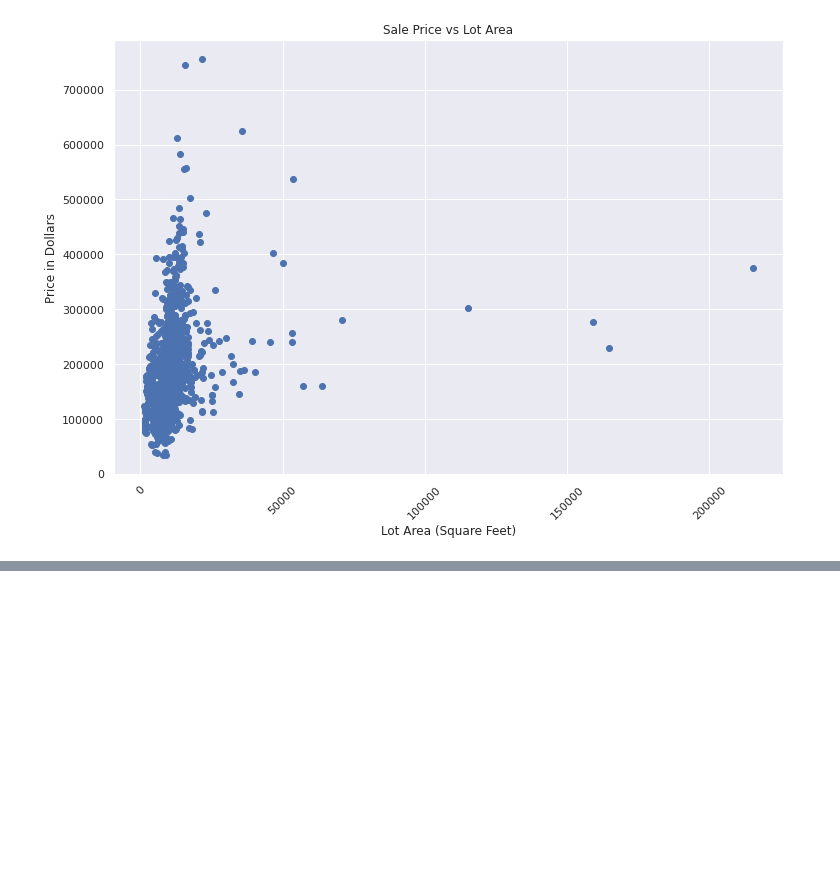
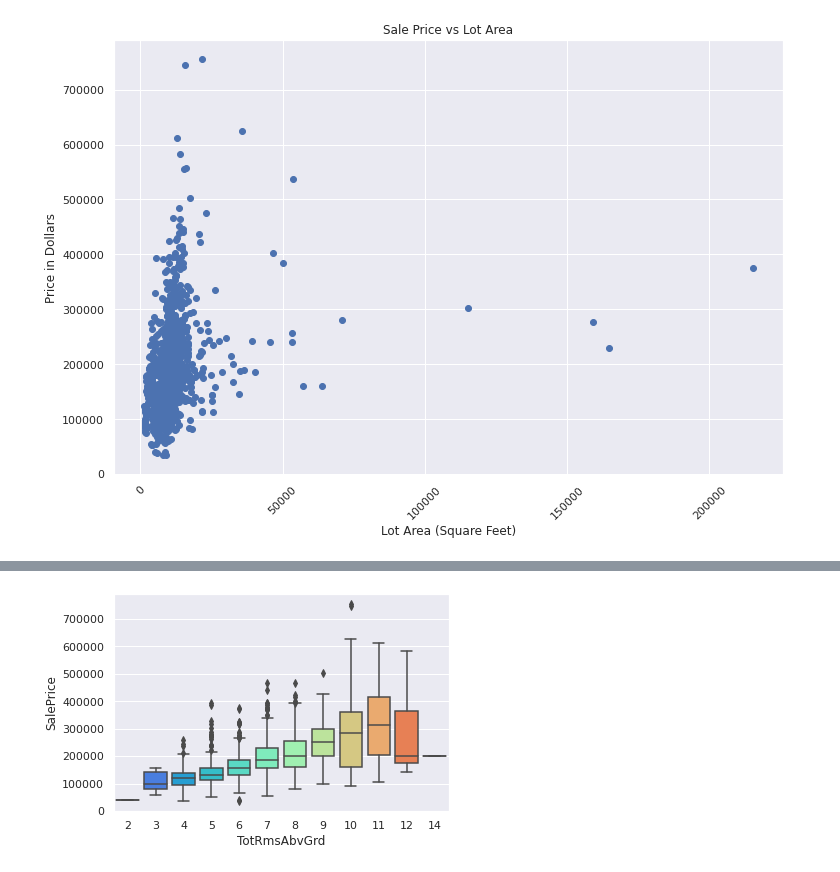
Before and after one commit to wondrousWebWorks/house-price-regression, a Jupyter notebook: jupyter_notebooks/02 - ExploratoryDataAnalysis.ipynb, the cells around one changed output, grey strips where cells are left out. Cells and saved outputs as stored; diff of their text form; code cells hidden in the pictures; blank space fills up the shorter version.

```diff
--- a/jupyter_notebooks/02 - ExploratoryDataAnalysis.ipynb
+++ b/jupyter_notebooks/02 - ExploratoryDataAnalysis.ipynb
@@ -283,0 +374,4 @@ plt.ylabel("Price in Dollars");
+# %%
+ax = sns.boxplot(x="TotRmsAbvGrd", y="SalePrice", data=df_train, palette="rainbow")
+# %% [output]
+[figure, added]
```
Also changed, not shown: parts of 9 cells of this notebook.
